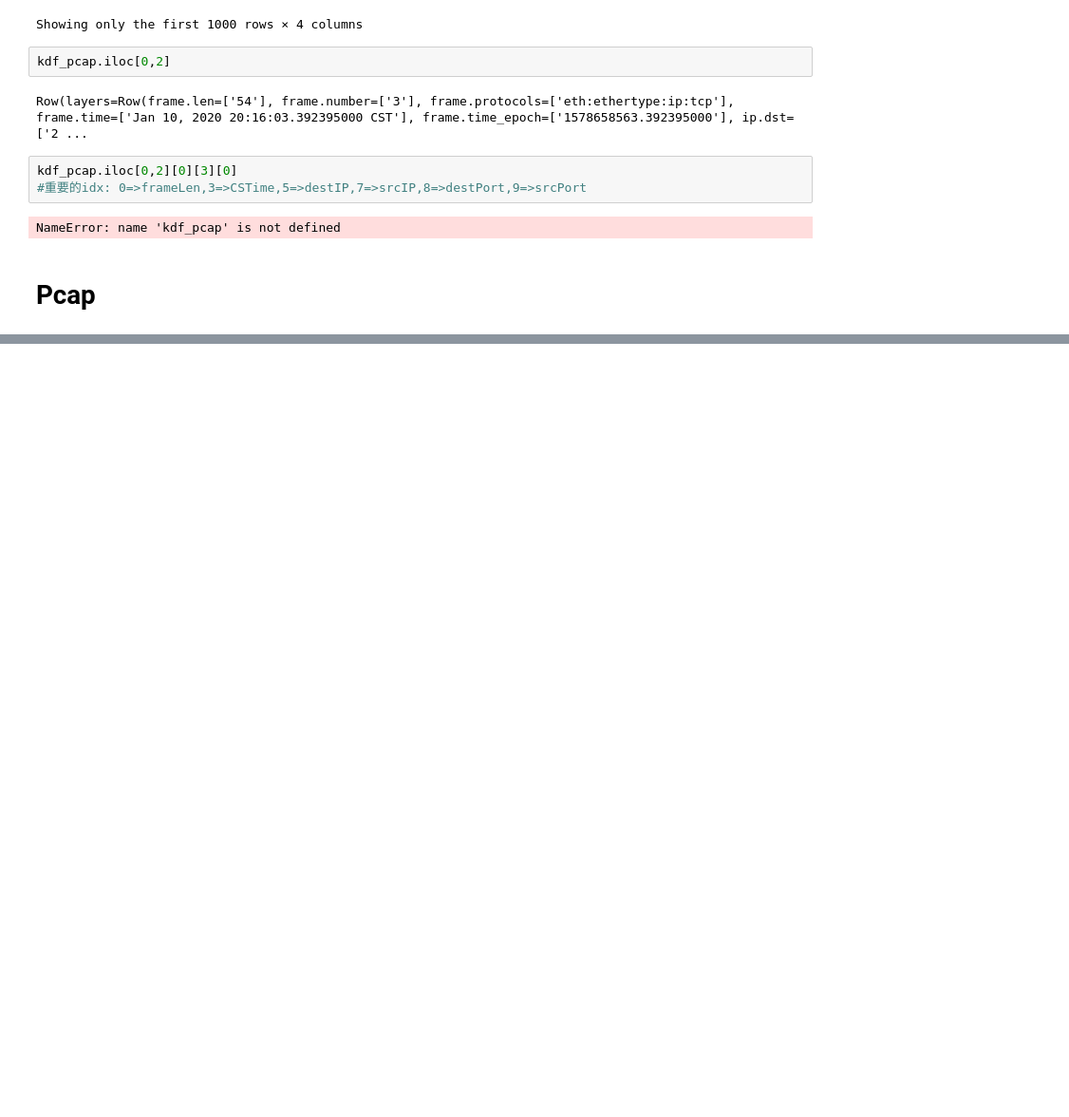
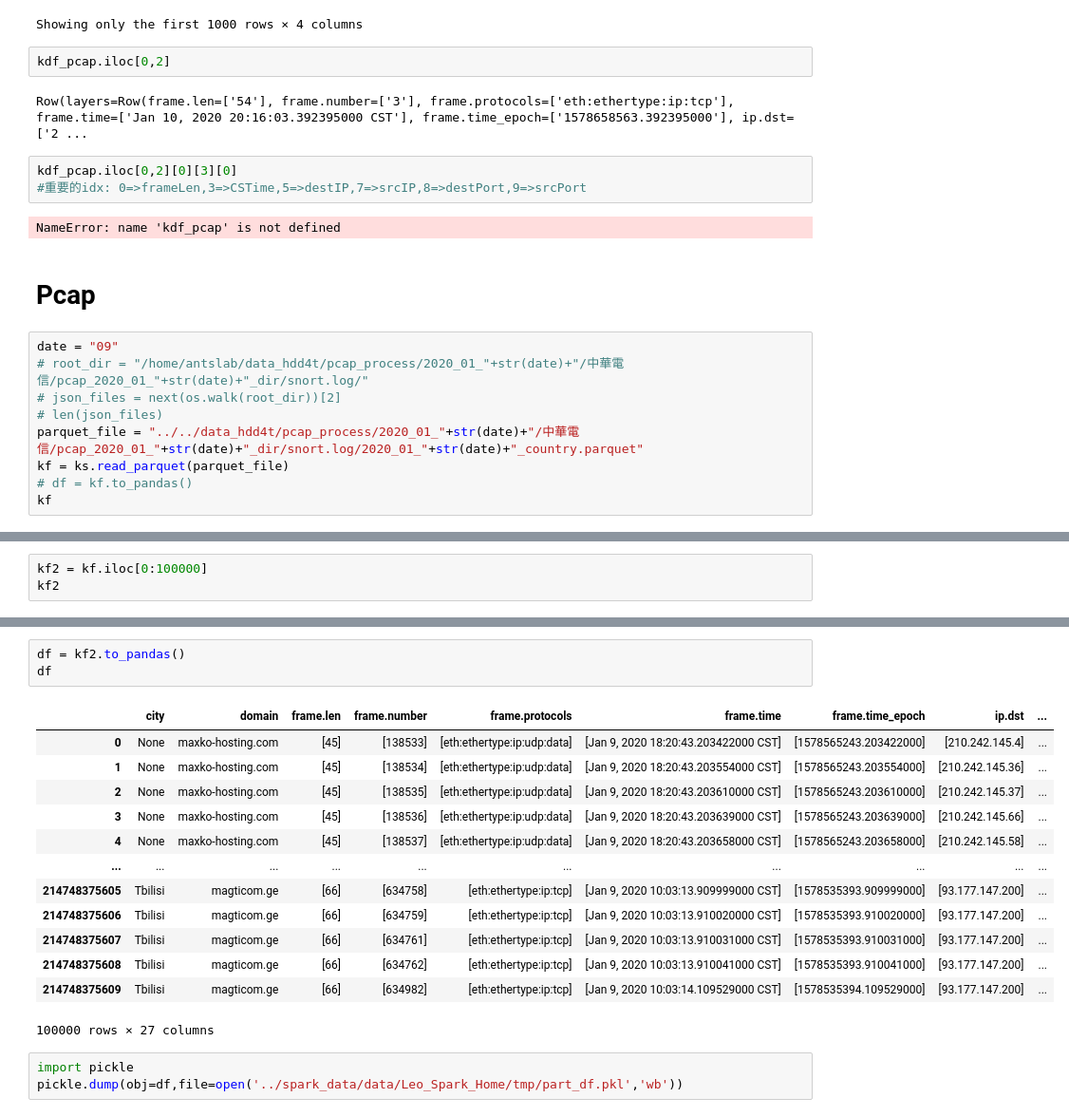
Before and after one commit to tychen5/Packet_Correlation, a Jupyter notebook: Playground_testCode/SparkTest.ipynb, the cells around one changed output, grey strips where cells are left out. Shown at 95% size. Cells and saved outputs as stored; diff of their text form; blank space fills up the shorter version.

```diff
--- a/SparkTest.ipynb
+++ b/Playground_testCode/SparkTest.ipynb
@@ -267,3 +297,12 @@ kdf_pcap.iloc[0,2][0][3][0]
 NameError: name 'kdf_pcap' is not defined
 # %% [markdown]
 # Pcap
+# %%
+date = "09"
+# root_dir = "/home/antslab/data_hdd4t/pcap_process/2020_01_"+str(date)+"/中華電信/pcap_2020_01_"+str(date)+"_dir/snort.log/"
+# json_files = next(os.walk(root_dir))[2]
+# len(json_files)
+parquet_file = "../../data_hdd4t/pcap_process/2020_01_"+str(date)+"/中華電信/pcap_2020_01_"+str(date)+"_dir/snort.log/2020_01_"+str(date)+"_country.parquet"
+kf = ks.read_parquet(parquet_file)
+# df = kf.to_pandas()
+kf
@@ -269,0 +336,3 @@ NameError: name 'kdf_pcap' is not defined
+# %%
+kf2 = kf.iloc[0:100000]
+kf2
@@ -269,0 +352,20 @@ NameError: name 'kdf_pcap' is not defined
+# %%
+df = kf2.to_pandas()
+df
+# %% [output]
+|  | city | domain | frame.len | frame.number | frame.protocols | frame.time | frame.time_epoch | ip.dst | ... |
+| 0 | None | maxko-hosting.com | [45] | [138533] | [eth:ethertype:ip:udp:data] | [Jan 9, 2020 18:20:43.203422000 CST] | [1578565243.203422000] | [210.242.145.4] | ... |
+| 1 | None | maxko-hosting.com | [45] | [138534] | [eth:ethertype:ip:udp:data] | [Jan 9, 2020 18:20:43.203554000 CST] | [1578565243.203554000] | [210.242.145.36] | ... |
+| 2 | None | maxko-hosting.com | [45] | [138535] | [eth:ethertype:ip:udp:data] | [Jan 9, 2020 18:20:43.203610000 CST] | [1578565243.203610000] | [210.242.145.37] | ... |
+| 3 | None | maxko-hosting.com | [45] | [138536] | [eth:ethertype:ip:udp:data] | [Jan 9, 2020 18:20:43.203639000 CST] | [1578565243.203639000] | [210.242.145.66] | ... |
+| 4 | None | maxko-hosting.com | [45] | [138537] | [eth:ethertype:ip:udp:data] | [Jan 9, 2020 18:20:43.203658000 CST] | [1578565243.203658000] | [210.242.145.58] | ... |
+| ... | ... | ... | ... | ... | ... | ... | ... | ... | ... |
+| 214748375605 | Tbilisi | magticom.ge | [66] | [634758] | [eth:ethertype:ip:tcp] | [Jan 9, 2020 10:03:13.909999000 CST] | [1578535393.909999000] | [93.177.147.200] | ... |
+| 214748375606 | Tbilisi | magticom.ge | [66] | [634759] | [eth:ethertype:ip:tcp] | [Jan 9, 2020 10:03:13.910020000 CST] | [1578535393.910020000] | [93.177.147.200] | ... |
+| 214748375607 | Tbilisi | magticom.ge | [66] | [634761] | [eth:ethertype:ip:tcp] | [Jan 9, 2020 10:03:13.910031000 CST] | [1578535393.910031000] | [93.177.147.200] | ... |
+| 214748375608 | Tbilisi | magticom.ge | [66] | [634762] | [eth:ethertype:ip:tcp] | [Jan 9, 2020 10:03:13.910041000 CST] | [1578535393.910041000] | [93.177.147.200] | ... |
+| 214748375609 | Tbilisi | magticom.ge | [66] | [634982] | [eth:ethertype:ip:tcp] | [Jan 9, 2020 10:03:14.109529000 CST] | [1578535394.109529000] | [93.177.147.200] | ... |
+100000 rows × 27 columns
+# %%
+import pickle
+pickle.dump(obj=df,file=open('../spark_data/data/Leo_Spark_Home/tmp/part_df.pkl','wb'))
```
Also changed, not shown: parts of 43 cells of this notebook, 7 other files.
